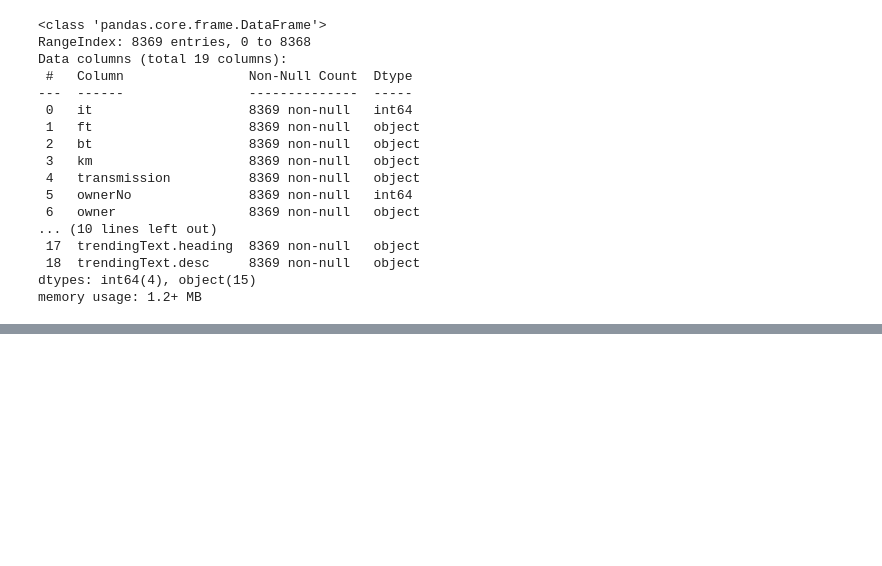
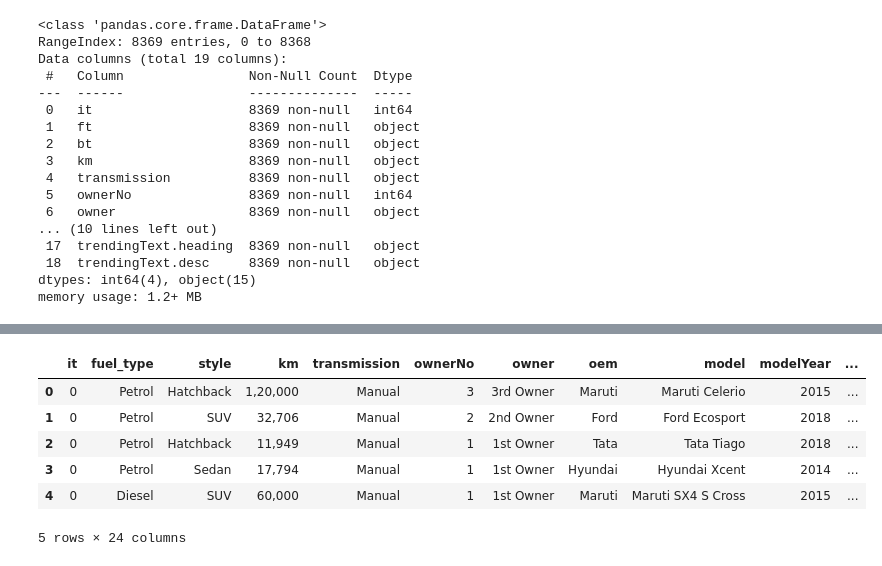
Before and after one commit to Joel717/Career_Fair_Projects, a Jupyter notebook: carsales.ipynb, the cells around one changed output, grey strips where cells are left out. Drawn from its saved outputs; the diff is of its cells as text; code cells hidden in the pictures; blank space fills up the shorter version.

```diff
--- a/carsales.ipynb
+++ b/carsales.ipynb
@@ -196,0 +94,3 @@ scaled=scaler.fit_transform(num)
+# %%
+#further normalizing the column
+n4n = pd.json_normalize(json.loads(json_string))
@@ -196,0 +113,4 @@ scaled=scaler.fit_transform(num)
+# %%
+#renaming the column and dropping the seat column because of higher null count
+n4n=n4n.rename(columns={0:'mileage',1:'cc',2:'hp',3:'torque',4:'wheelsize',5:'seats'})
+n4n=n4n.drop(columns='seats')
@@ -196,0 +141,10 @@ scaled=scaler.fit_transform(num)
+# %%
+n1.head()
+# %% [output]
+|  | it | fuel_type | style | km | transmission | ownerNo | owner | oem | model | modelYear | ... |
+| 0 | 0 | Petrol | Hatchback | 1,20,000 | Manual | 3 | 3rd Owner | Maruti | Maruti Celerio | 2015 | ... |
+| 1 | 0 | Petrol | SUV | 32,706 | Manual | 2 | 2nd Owner | Ford | Ford Ecosport | 2018 | ... |
+| 2 | 0 | Petrol | Hatchback | 11,949 | Manual | 1 | 1st Owner | Tata | Tata Tiago | 2018 | ... |
+| 3 | 0 | Petrol | Sedan | 17,794 | Manual | 1 | 1st Owner | Hyundai | Hyundai Xcent | 2014 | ... |
+| 4 | 0 | Diesel | SUV | 60,000 | Manual | 1 | 1st Owner | Maruti | Maruti SX4 S Cross | 2015 | ... |
+5 rows × 24 columns
```
Also changed, not shown: parts of 62 cells of this notebook.
